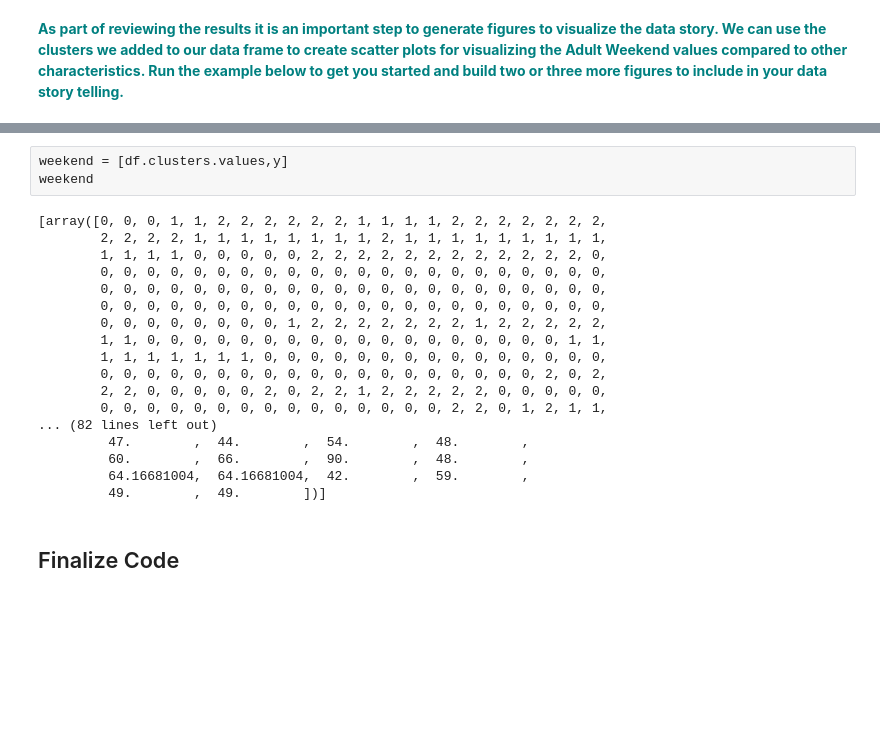
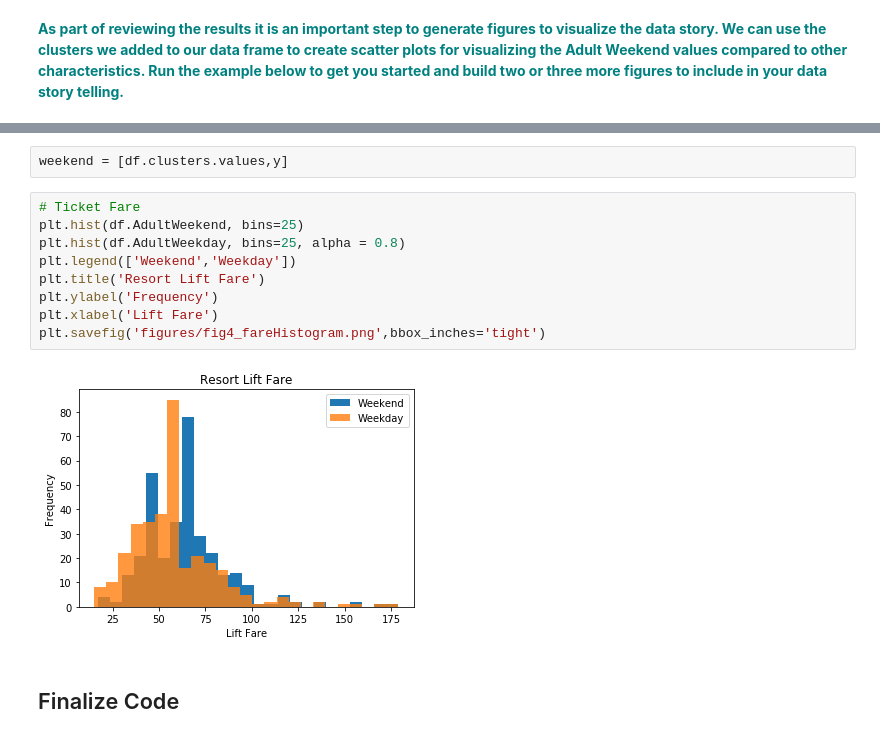
Before and after one commit to mrose10/Springboard, a Jupyter notebook: GuidedCapstone/Notebook_stepsix.ipynb, the cells around one changed output, grey strips where cells are left out. Saved outputs shown, nothing was run; the diff lists cells and outputs as text; blank space fills up the shorter version.

```diff
--- a/GuidedCapstone/Notebook_stepsix.ipynb
+++ b/GuidedCapstone/Notebook_stepsix.ipynb
@@ -153,24 +171,16 @@ plt.savefig('figures/fig3.png',bbox_inches='tight')
 # %%
 weekend = [df.clusters.values,y]
-weekend
-# %% [output]
-[array([0, 0, 0, 1, 1, 2, 2, 2, 2, 2, 2, 1, 1, 1, 1, 2, 2, 2, 2, 2, 2, 2,
-        2, 2, 2, 2, 1, 1, 1, 1, 1, 1, 1, 1, 2, 1, 1, 1, 1, 1, 1, 1, 1, 1,
-        1, 1, 1, 1, 0, 0, 0, 0, 0, 2, 2, 2, 2, 2, 2, 2, 2, 2, 2, 2, 2, 0,
-        0, 0, 0, 0, 0, 0, 0, 0, 0, 0, 0, 0, 0, 0, 0, 0, 0, 0, 0, 0, 0, 0,
-        0, 0, 0, 0, 0, 0, 0, 0, 0, 0, 0, 0, 0, 0, 0, 0, 0, 0, 0, 0, 0, 0,
-        0, 0, 0, 0, 0, 0, 0, 0, 0, 0, 0, 0, 0, 0, 0, 0, 0, 0, 0, 0, 0, 0,
-        0, 0, 0, 0, 0, 0, 0, 0, 1, 2, 2, 2, 2, 2, 2, 2, 1, 2, 2, 2, 2, 2,
-        1, 1, 0, 0, 0, 0, 0, 0, 0, 0, 0, 0, 0, 0, 0, 0, 0, 0, 0, 0, 1, 1,
-        1, 1, 1, 1, 1, 1, 1, 0, 0, 0, 0, 0, 0, 0, 0, 0, 0, 0, 0, 0, 0, 0,
-        0, 0, 0, 0, 0, 0, 0, 0, 0, 0, 0, 0, 0, 0, 0, 0, 0, 0, 0, 2, 0, 2,
-        2, 2, 0, 0, 0, 0, 0, 2, 0, 2, 2, 1, 2, 2, 2, 2, 2, 0, 0, 0, 0, 0,
-        0, 0, 0, 0, 0, 0, 0, 0, 0, 0, 0, 0, 0, 0, 0, 2, 2, 0, 1, 2, 1, 1,
-... (82 lines left out)
-         47.        ,  44.        ,  54.        ,  48.        ,
-         60.        ,  66.        ,  90.        ,  48.        ,
-         64.16681004,  64.16681004,  42.        ,  59.        ,
-         49.        ,  49.        ])]
+# %%
+# Ticket Fare
+plt.hist(df.AdultWeekend, bins=25)
+plt.hist(df.AdultWeekday, bins=25, alpha = 0.8)
+plt.legend(['Weekend','Weekday'])
+plt.title('Resort Lift Fare')
+plt.ylabel('Frequency')
+plt.xlabel('Lift Fare')
+plt.savefig('figures/fig4_fareHistogram.png',bbox_inches='tight')
+# %% [output]
+[figure, added]
 # %% [markdown]
 ## Finalize Code
 # %% [markdown]
```
Also changed, not shown: parts of 9 cells of this notebook, 7 other files.
